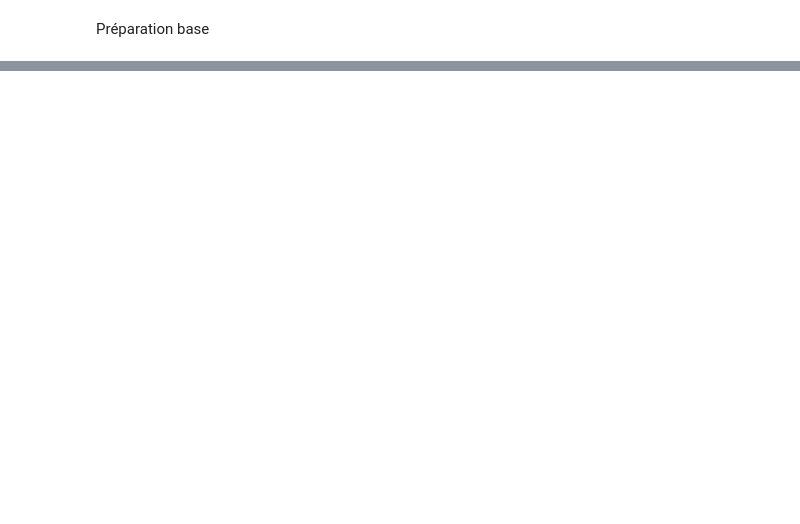
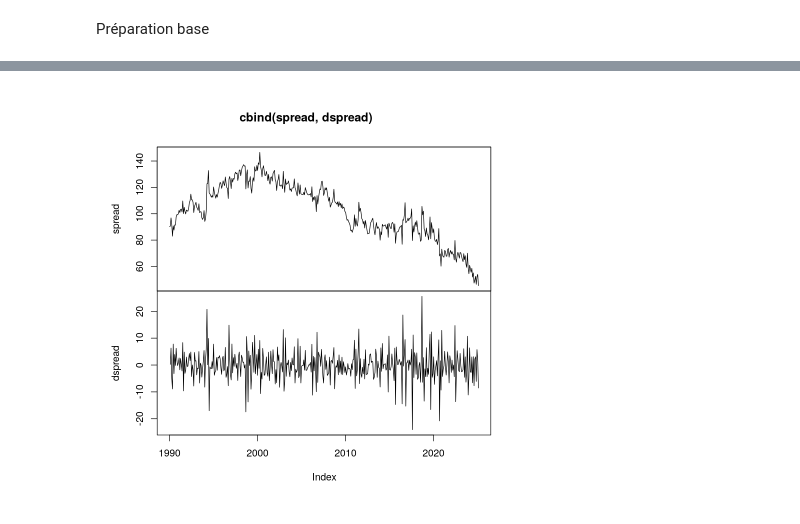
Before and after one commit to dianesaint/Series_temporelles, a Jupyter notebook: projet.ipynb, the cells around one changed output, grey strips where cells are left out. Saved outputs shown, nothing was run; the diff lists cells and outputs as text; code cells hidden in the pictures; blank space fills up the shorter version.

```diff
--- a/projet.ipynb
+++ b/projet.ipynb
@@ -53,0 +125,9 @@ Warning message in library(package, lib.loc = lib.loc, character.only = TRUE, lo
+# %%
+# première différenciation. La série semble déjà maintenant stationnaire..
+
+dates <- as.yearmon(seq(from=1990,to=2025+1/12,by=1/12)) #index des dates pour spread
+spread <- zoo(xm,order.by=dates)
+dspread <- diff(spread,1) #diff ́erence premi`ere
+plot(cbind(spread,dspread))
+# %% [output]
+[figure, added]
```
Also changed, not shown: parts of 16 cells of this notebook, 1 other file.
